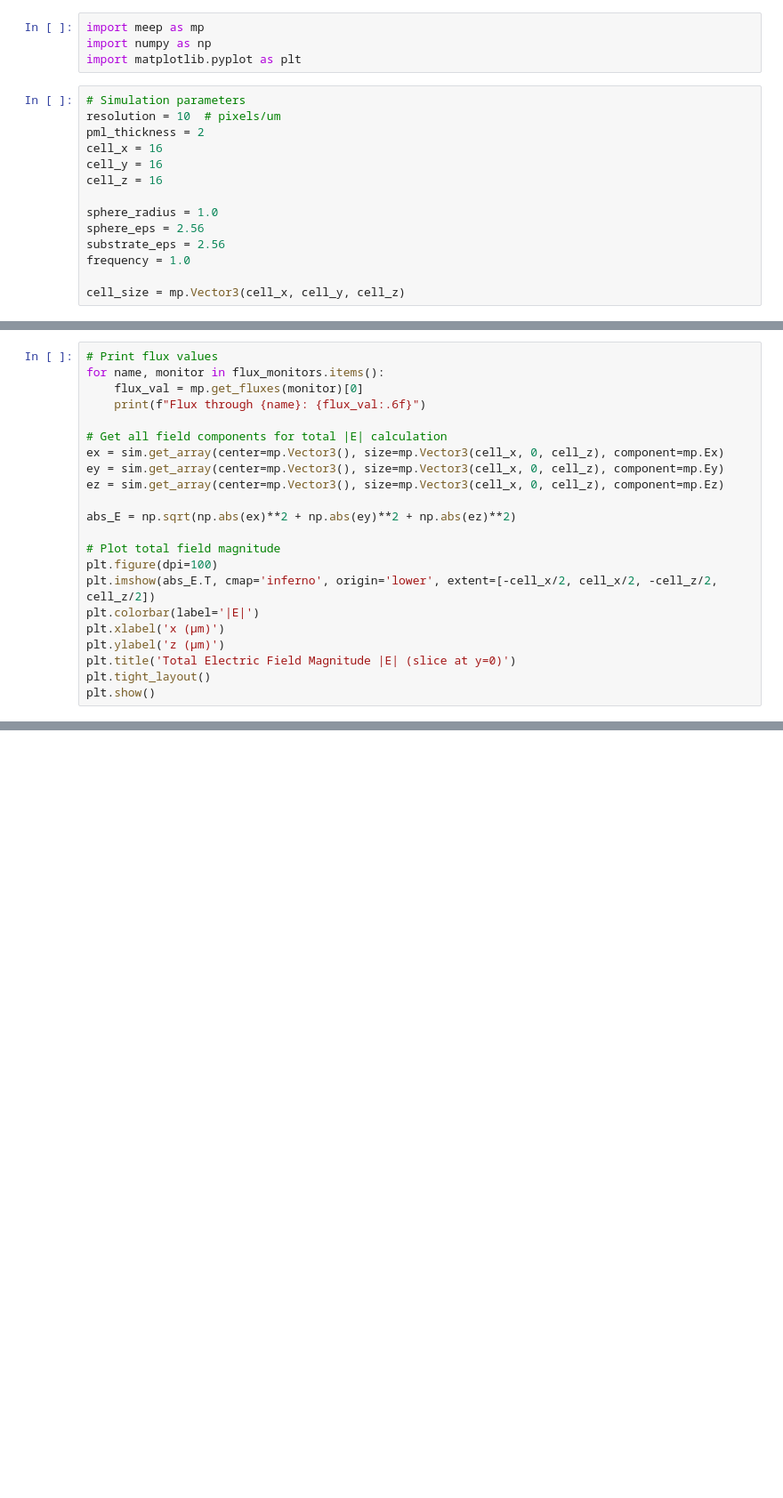
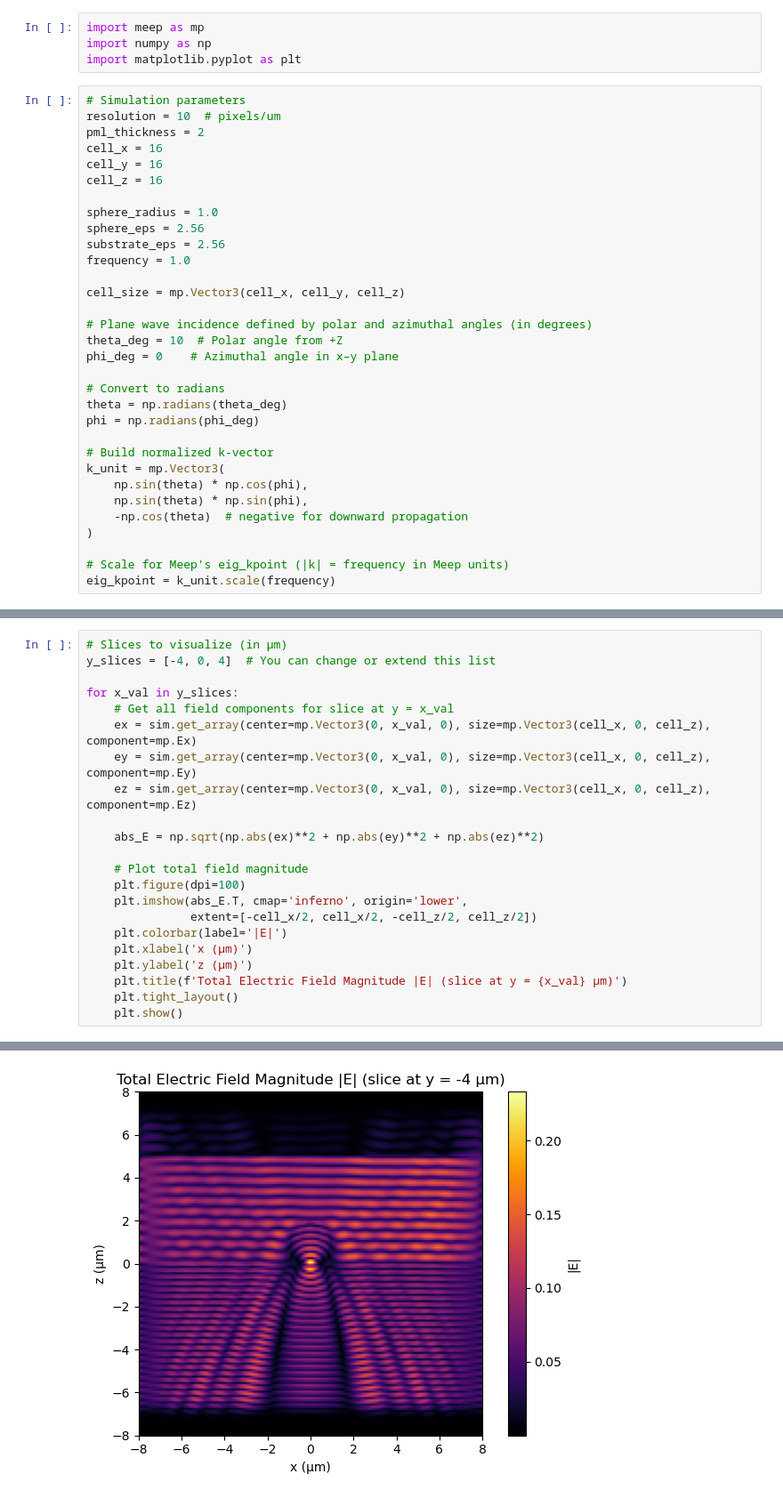
Before and after one commit to persilleChristie/bioscat3d, a Jupyter notebook: MeepTests/3dMagnitudeAngleCylinder.ipynb, the cells around one changed output, grey strips where cells are left out. Shown at 89% size. Drawn from its saved outputs; the diff is of its cells as text; blank space fills up the shorter version.

```diff
--- a/MeepTests/3dMagnitudeAngleCylinder.ipynb
+++ b/MeepTests/3dMagnitudeAngleCylinder.ipynb
@@ -16,6 +16,24 @@ substrate_eps = 2.56
 frequency = 1.0
 
 cell_size = mp.Vector3(cell_x, cell_y, cell_z)
+
+# Plane wave incidence defined by polar and azimuthal angles (in degrees)
+theta_deg = 10  # Polar angle from +Z
+phi_deg = 0    # Azimuthal angle in x–y plane
+
+# Convert to radians
+theta = np.radians(theta_deg)
+phi = np.radians(phi_deg)
+
+# Build normalized k-vector
+k_unit = mp.Vector3(
+    np.sin(theta) * np.cos(phi),
+    np.sin(theta) * np.sin(phi),
+    -np.cos(theta)  # negative for downward propagation
+)
+
+# Scale for Meep's eig_kpoint (|k| = frequency in Meep units)
+eig_kpoint = k_unit.scale(frequency)
 # %%
 # Materials
 default_material = mp.Medium(index=1.0)
@@ -99,23 +122,23 @@ on time step 249 (time=12.45), 0.192225 s/step
 # %%
-# Print flux values
-for name, monitor in flux_monitors.items():
-    flux_val = mp.get_fluxes(monitor)[0]
-    print(f"Flux through {name}: {flux_val:.6f}")
+# Slices to visualize (in µm)
+y_slices = [-4, 0, 4]  # You can change or extend this list
 
-# Get all field components for total |E| calculation
-ex = sim.get_array(center=mp.Vector3(), size=mp.Vector3(cell_x, 0, cell_z), component=mp.Ex)
-ey = sim.get_array(center=mp.Vector3(), size=mp.Vector3(cell_x, 0, cell_z), component=mp.Ey)
-ez = sim.get_array(center=mp.Vector3(), size=mp.Vector3(cell_x, 0, cell_z), component=mp.Ez)
+for x_val in y_slices:
+    # Get all field components for slice at y = x_val
+    ex = sim.get_array(center=mp.Vector3(0, x_val, 0), size=mp.Vector3(cell_x, 0, cell_z), component=mp.Ex)
+    ey = sim.get_array(center=mp.Vector3(0, x_val, 0), size=mp.Vector3(cell_x, 0, cell_z), component=mp.Ey)
+    ez = sim.get_array(center=mp.Vector3(0, x_val, 0), size=mp.Vector3(cell_x, 0, cell_z), component=mp.Ez)
 
-abs_E = np.sqrt(np.abs(ex)**2 + np.abs(ey)**2 + np.abs(ez)**2)
+    abs_E = np.sqrt(np.abs(ex)**2 + np.abs(ey)**2 + np.abs(ez)**2)
 
-# Plot total field magnitude
-plt.figure(dpi=100)
-plt.imshow(abs_E.T, cmap='inferno', origin='lower', extent=[-cell_x/2, cell_x/2, -cell_z/2, cell_z/2])
-plt.colorbar(label='|E|')
-plt.xlabel('x (µm)')
-plt.ylabel('z (µm)')
-plt.title('Total Electric Field Magnitude |E| (slice at y=0)')
-plt.tight_layout()
-plt.show()
+    # Plot total field magnitude
+    plt.figure(dpi=100)
+    plt.imshow(abs_E.T, cmap='inferno', origin='lower',
+               extent=[-cell_x/2, cell_x/2, -cell_z/2, cell_z/2])
+    plt.colorbar(label='|E|')
+    plt.xlabel('x (µm)')
+    plt.ylabel('z (µm)')
+    plt.title(f'Total Electric Field Magnitude |E| (slice at y = {x_val} µm)')
+    plt.tight_layout()
+    plt.show()
 # %% [output]
@@ -122,0 +145 @@ NameError: name 'flux_monitors' is not defined
+[figure, added]
```
Also changed, not shown: parts of 5 cells of this notebook, 4 other files.
